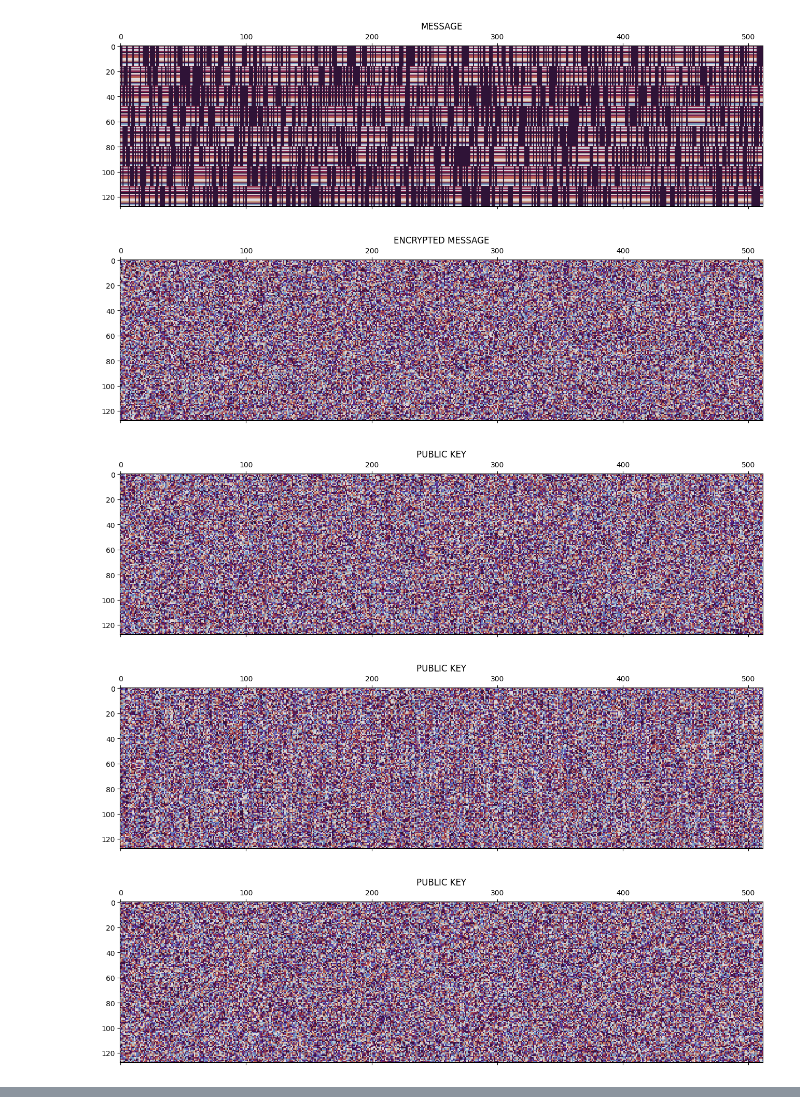
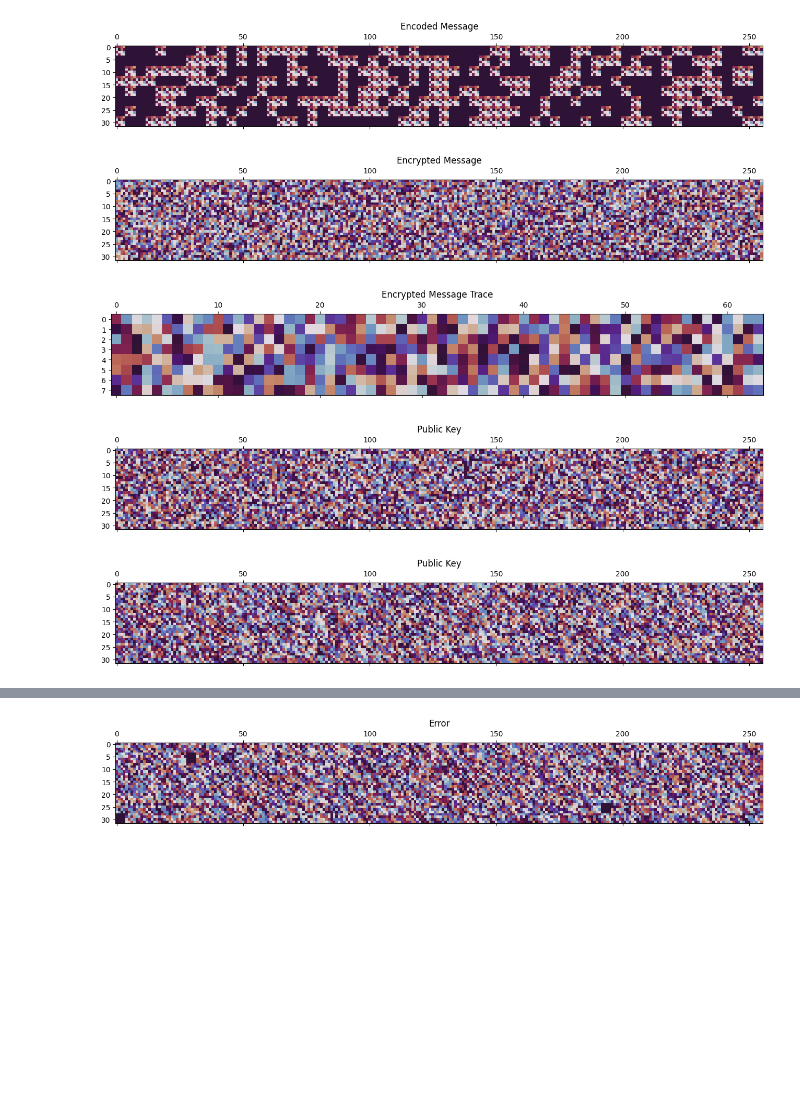
Before and after one commit to michaelontiveros/poppy, a Jupyter notebook: mlkem.ipynb, the cells around one changed output, grey strips where cells are left out. Saved outputs shown, nothing was run; the diff lists cells and outputs as text; code cells hidden in the pictures; blank space fills up the shorter version.

```diff
--- a/mlkem.ipynb
+++ b/mlkem.ipynb
@@ -34,7 +38,7 @@ poppy.plot(jax.numpy.tensordot(f.DUALBASIS,f.DUALBASIS, axes = ([2],[1])).swapax
 p = 3329
 n = 4
 f = poppy.field(p,n)
-b = 64
+b = 8
 k = 8
 
 psd = 1230 # Public seed.
@@ -81,10 +85,10 @@ def encrypt(message,pk2):
   r = base(normal(ssd[2]),f.BASIS)                    # b k k n n randomness
   e1 = base(normal(ssd[3]),f.DUALBASIS.swapaxes(1,2)) # b k k n n error
   e2 = base(normal(ssd[4]),f.DUALBASIS)               # b k k n n error
-  em = encode(message)                                # b k k n n message
+  m = encode(message)                                 # b k k n n message
   ct1 = (mul(pk1.swapaxes(1,2),r)+e1)%p               # b k k n n cipher text
-  ct2 = (mul(pk2.swapaxes(1,2),r)+e2+em)%p            # b k k n n cipher text
-  return r,e1,e2,em,ct1,ct2
+  ct2 = (mul(pk2.swapaxes(1,2),r)+e2+m)%p            # b k k n n cipher text
+  return r,e1,e2,m,ct1,ct2
 
 @jax.jit
 def decrypt(sk,ct1,ct2):
@@ -96,9 +100,9 @@ bits = jax.random.bits(jax.random.key(0), shape = (b*k*k//8+1,), dtype = jax.num
 message = jax.numpy.astype(jax.numpy.unpackbits(bits)[:b*k*k].reshape((b,k,k)), poppy.DTYPE)
 
 pk1,sk,e,pk2 = keygen()
-r,e1,e2,em,ct1,ct2 = encrypt(message,pk2)
+r,e1,e2,m,ct1,ct2 = encrypt(message,pk2)
 dm,dmessage = decrypt(sk,ct1,ct2)
-print(poppy.ptrace(ct2,p).ravel())
-print(dmessage)
-print(message-dmessage)
+
+print(dmessage[0])
+print((message-dmessage)[0])
 # %% [output]
@@ -122,13 +125,14 @@ print(message-dmessage)
 # %%
-poppy.plot(em.reshape((b*k,-1)), title = 'MESSAGE')
-poppy.plot(ct2.reshape((b*k,-1)), title = 'ENCRYPTED MESSAGE')
-poppy.plot(ct1.reshape((b*k,-1)), title = 'PUBLIC KEY')
-poppy.plot(pk1.reshape((b*k,-1)), title = 'PUBLIC KEY')
-poppy.plot(pk2.reshape((b*k,-1)), title = 'PUBLIC KEY')
-poppy.plot(e.reshape((b*k,-1)), title = 'ERROR')
+poppy.plot(m.swapaxes(2,3).reshape((-1,k*n)), title = 'Encoded Message')
+poppy.plot(ct2.swapaxes(2,3).reshape((-1,k*n)), title = 'Encrypted Message')
+poppy.plot(poppy.ptrace(ct2,p).reshape((-1,k)), title = 'Encrypted Message Trace')
+poppy.plot(ct1.swapaxes(2,3).reshape((-1,k*n)), title = 'Public Key')
+poppy.plot(pk1.swapaxes(2,3).reshape((-1,k*n)), title = 'Public Key')
+poppy.plot(pk2.swapaxes(2,3).reshape((-1,k*n)), title = 'Public Key')
+poppy.plot(e.swapaxes(2,3).reshape((-1,k*n)), title = 'Error')
 # %% [output]
-[figure, old version]
+[figure, new version]
-[figure, old version]
+[figure, new version]
-[figure, old version]
+[figure, new version]
-[figure, old version]
+[figure, new version]
-[figure, old version]
+[figure, new version]
@@ -135,0 +140 @@ poppy.plot(e.reshape((b*k,-1)), title = 'ERROR')
+[figure, added]
```
Also changed, not shown: parts of 5 cells of this notebook, 2 other files.
